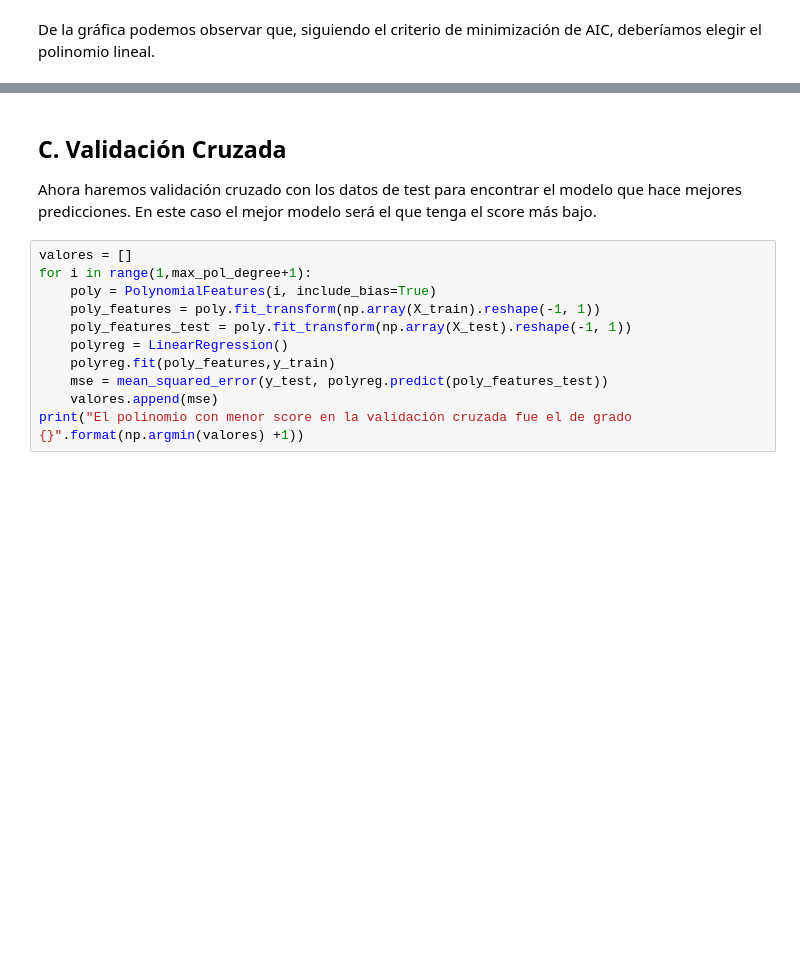
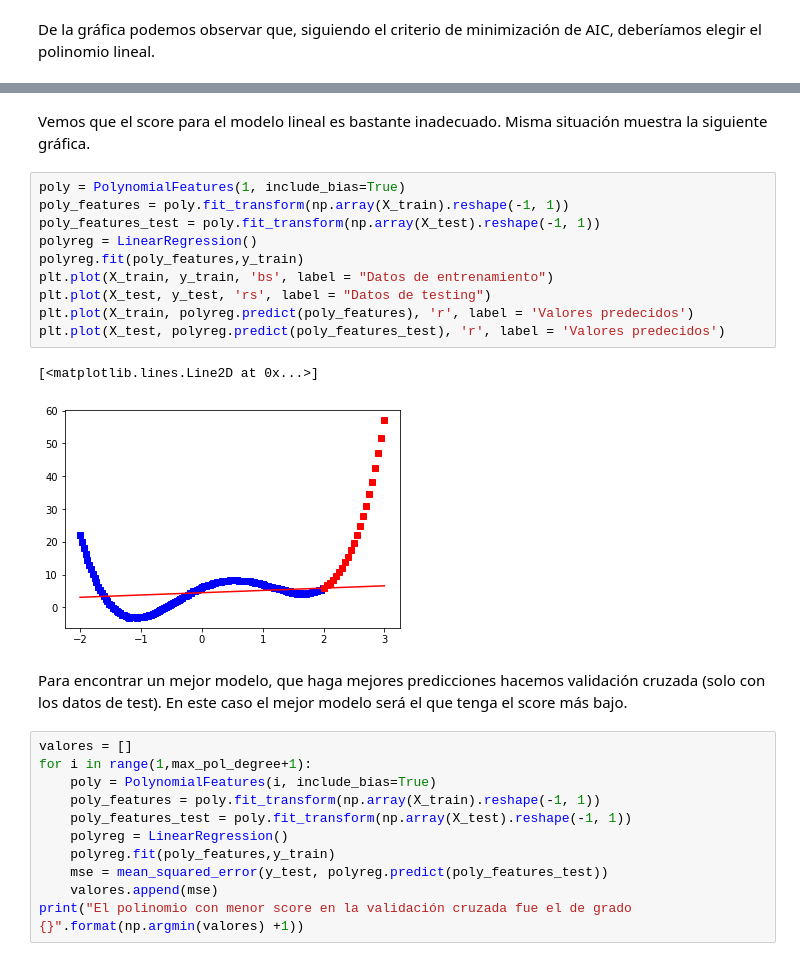
Before and after one commit to hugoallan9/Proyecto-Final-IA, a Jupyter notebook: notebooks/Proyecto final.ipynb, the cells around one changed output, grey strips where cells are left out. Saved outputs shown, nothing was run; the diff lists cells and outputs as text; blank space fills up the shorter version.

```diff
--- a/notebooks/Proyecto final.ipynb
+++ b/notebooks/Proyecto final.ipynb
@@ -79,7 +95,22 @@ lineal.
+# %% [markdown]
+Vemos que el score para el modelo lineal es bastante inadecuado. Misma situación muestra la siguiente
+gráfica.
+# %%
+poly = PolynomialFeatures(1, include_bias=True)
+poly_features = poly.fit_transform(np.array(X_train).reshape(-1, 1))
+poly_features_test = poly.fit_transform(np.array(X_test).reshape(-1, 1))
+polyreg = LinearRegression()
+polyreg.fit(poly_features,y_train)
+plt.plot(X_train, y_train, 'bs', label = "Datos de entrenamiento")
+plt.plot(X_test, y_test, 'rs', label = "Datos de testing")
+plt.plot(X_train, polyreg.predict(poly_features), 'r', label = 'Valores predecidos')
+plt.plot(X_test, polyreg.predict(poly_features_test), 'r', label = 'Valores predecidos')
+# %% [output]
+[<matplotlib.lines.Line2D at 0x...>]
+[figure, added]
 # %% [markdown]
-## C. Validación Cruzada
-Ahora haremos validación cruzado con los datos de test para encontrar el modelo que hace mejores predicciones. En este caso
-el mejor modelo será el que tenga el score más bajo.
+Para encontrar un mejor modelo, que haga mejores predicciones hacemos validación cruzada (solo con
+los datos de test). En este caso el mejor modelo será el que tenga el score más bajo.
 # %%
 valores = []
 for i in range(1,max_pol_degree+1):
```
Also changed, not shown: parts of 11 cells of this notebook, 10 other files.
